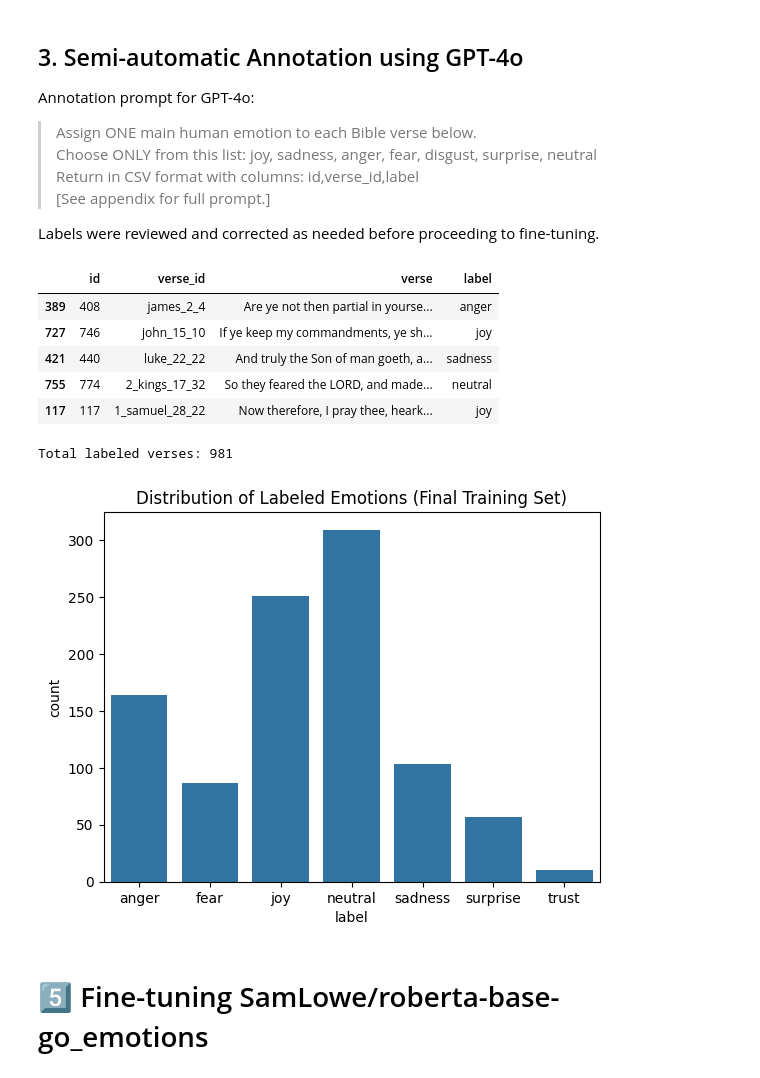
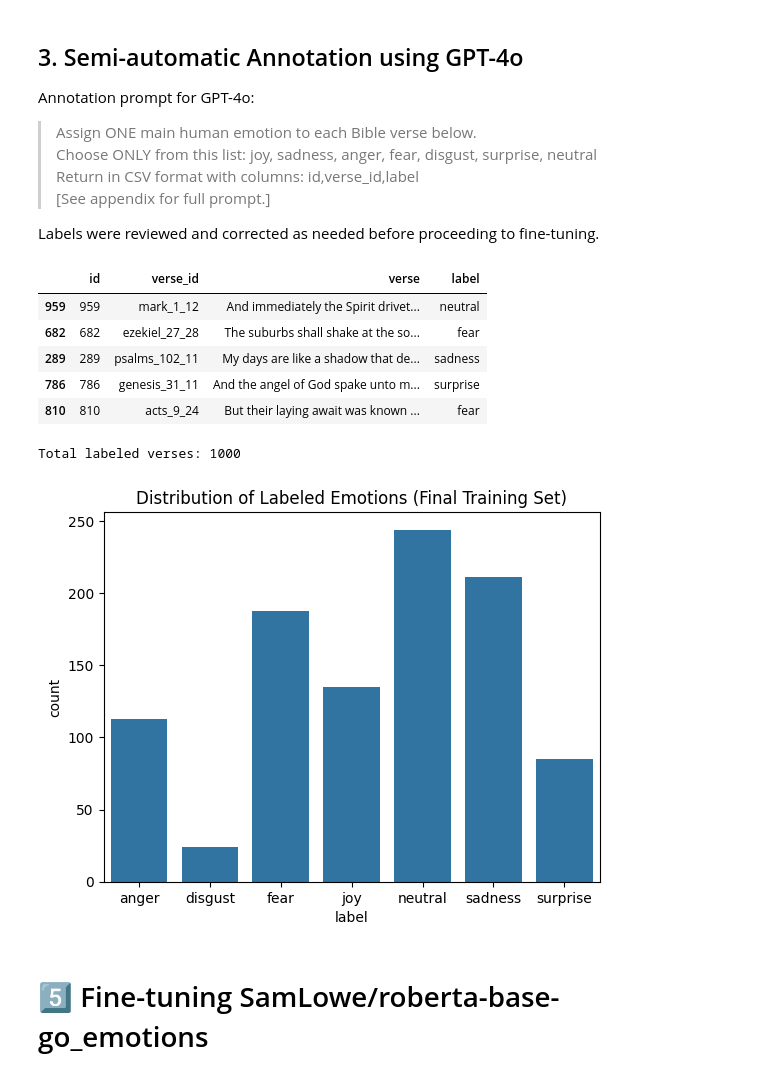
Before and after one commit to mancrurod/LinguaAnimae, a Jupyter notebook: notebooks/06_emotion_finetuning_pipeline.ipynb, the cells around one changed output. Saved outputs shown, nothing was run; the diff lists cells and outputs as text; code cells hidden in the pictures.

```diff
--- a/notebooks/06_emotion_finetuning_pipeline.ipynb
+++ b/notebooks/06_emotion_finetuning_pipeline.ipynb
@@ -100,23 +100,23 @@ Annotation prompt for GPT-4o:
 Labels were reviewed and corrected as needed before proceeding to fine-tuning.
 # %%
 # Show labeled data (post-GPT + manual review)
-df_labeled = pd.read_csv("../data/evaluation/emotion_verses_labeled.csv")
+df_labeled = pd.read_csv("../data/evaluation/emotion_verses_labeled_2.csv")
 display(df_labeled.sample(5))
 print(f"Total labeled verses: {len(df_labeled)}")
 
 plt.figure()
 sns.countplot(x="label", data=df_labeled, order=sorted(df_labeled['label'].unique()))
 plt.title("Distribution of Labeled Emotions (Final Training Set)")
 plt.show()
 # %% [output]
 |  | id | verse_id | verse | label |
-| 389 | 408 | james_2_4 | Are ye not then partial in yourse... | anger |
-| 727 | 746 | john_15_10 | If ye keep my commandments, ye sh... | joy |
-| 421 | 440 | luke_22_22 | And truly the Son of man goeth, a... | sadness |
-| 755 | 774 | 2_kings_17_32 | So they feared the LORD, and made... | neutral |
-| 117 | 117 | 1_samuel_28_22 | Now therefore, I pray thee, heark... | joy |
+| 959 | 959 | mark_1_12 | And immediately the Spirit drivet... | neutral |
+| 682 | 682 | ezekiel_27_28 | The suburbs shall shake at the so... | fear |
+| 289 | 289 | psalms_102_11 | My days are like a shadow that de... | sadness |
+| 786 | 786 | genesis_31_11 | And the angel of God spake unto m... | surprise |
+| 810 | 810 | acts_9_24 | But their laying await was known ... | fear |
-Total labeled verses: 981
+Total labeled verses: 1000
-[figure, old version]
+[figure, new version]
 # %% [markdown]
 # 5️⃣ Fine-tuning SamLowe/roberta-base-go_emotions
 # %% [markdown]
```
Also changed, not shown: parts of 6 cells of this notebook, 18 other files.
